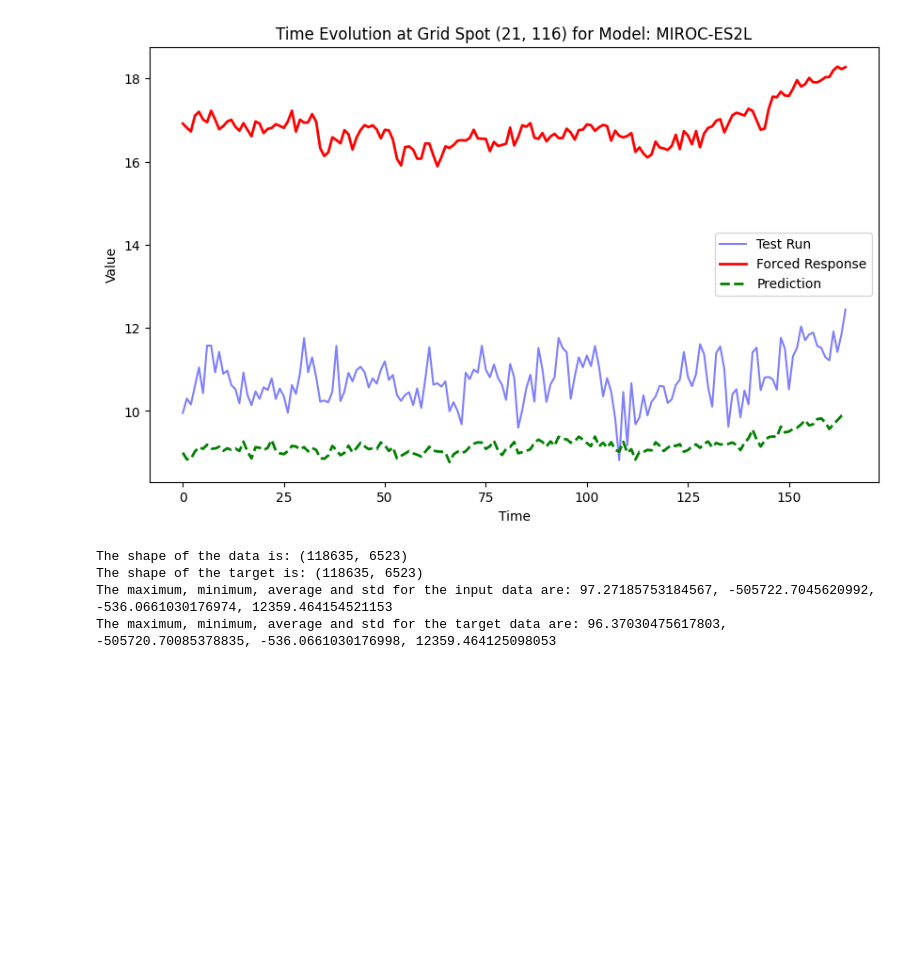
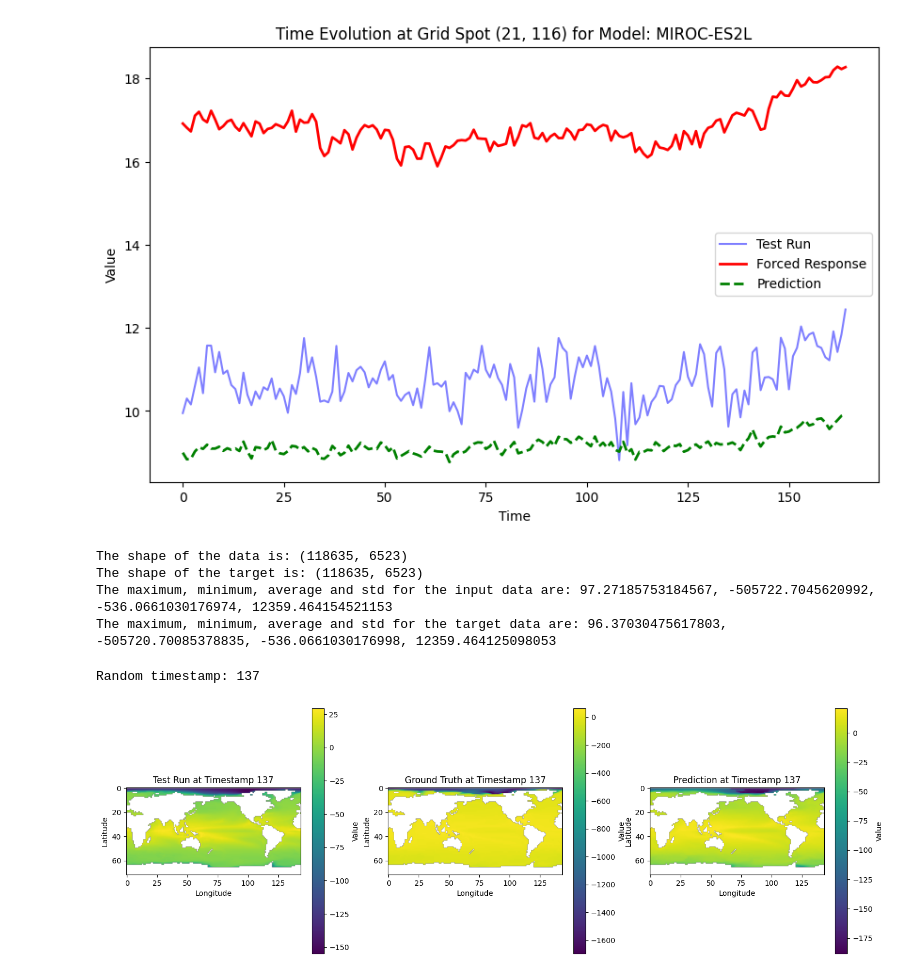
Before and after one commit to Victor2175/gm4cs-l, a Jupyter notebook: Reduced_rank_regression.ipynb, the cells around one changed output. Saved outputs shown, nothing was run; the diff lists cells and outputs as text; code cells hidden in the pictures; blank space fills up the shorter version.

Commit message:
For some reason, even the predictions using OLS are completely off....

```diff
--- a/Reduced_rank_regression.ipynb
+++ b/Reduced_rank_regression.ipynb
@@ -173,3 +177,46 @@ The shape of the data is: (118635, 6523)
 The shape of the target is: (118635, 6523)
 The maximum, minimum, average and std for the input data are: 97.27185753184567, -505722.7045620992, -536.0661030176974, 12359.464154521153
 The maximum, minimum, average and std for the target data are: 96.37030475617803, -505720.70085378835, -536.0661030176998, 12359.464125098053
+# %%
+# Plot a random timestamp for the target and prediction
+
+random_timestamp = random.randint(0, prediction.shape[0])
+print(f"Random timestamp: {random_timestamp}")
+
+# Data for the target
+# Reshape the data to the original grid shape
+test_run_grid = test_run[random_timestamp, :].reshape(72, 144)
+ground_truth_grid = ground_truth[random_timestamp, :].reshape(72, 144)
+prediction_grid = prediction[random_timestamp, :].reshape(72, 144)
+
+# Plot the data using plt.imshow
+plt.figure(figsize=(18, 6))
+
+# Plot the test run
+plt.subplot(1, 3, 1)
+plt.imshow(test_run_grid, cmap='viridis')
+plt.colorbar(label='Value')
+plt.title(f'Test Run input at Timestamp {random_timestamp}')
+plt.xlabel('Longitude')
+plt.ylabel('Latitude')
+
+# Plot the ground truth (forced response)
+plt.subplot(1, 3, 2)
+plt.imshow(ground_truth_grid, cmap='viridis')
+plt.colorbar(label='Value')
+plt.title(f'Ground Truth at Timestamp {random_timestamp}')
+plt.xlabel('Longitude')
+plt.ylabel('Latitude')
+
+# Plot the prediction
+plt.subplot(1, 3, 3)
+plt.imshow(prediction_grid, cmap='viridis')
+plt.colorbar(label='Value')
+plt.title(f'Prediction at Timestamp {random_timestamp}')
+plt.xlabel('Longitude')
+plt.ylabel('Latitude')
+
+plt.show()
+# %% [output]
+Random timestamp: 137
+[figure, added]
```
Also changed, not shown: parts of 1 cell of this notebook, 1 other file.
